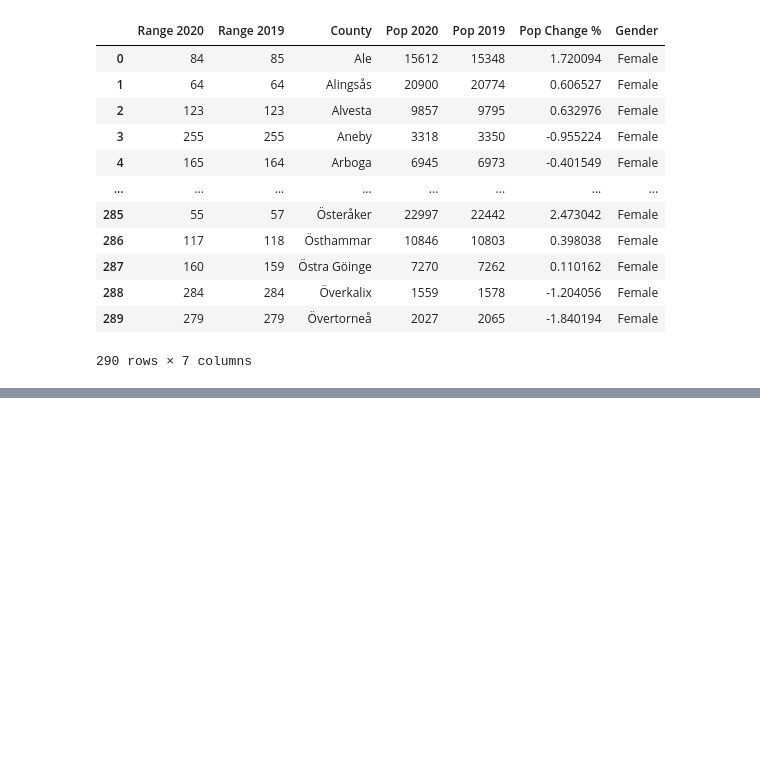
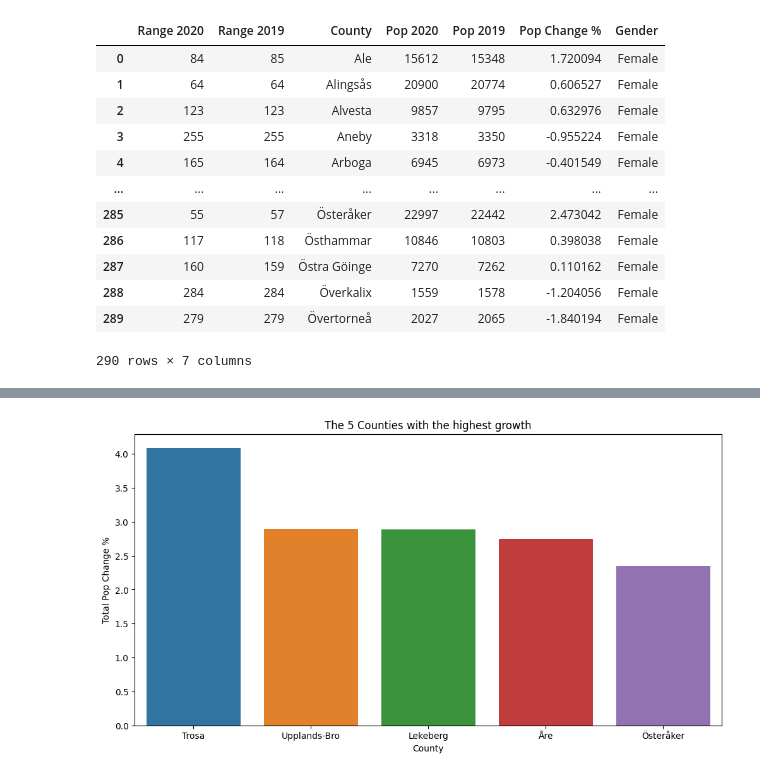
Before and after one commit to SCGlass/Data-Processing-Sam-Glass, a Jupyter notebook: Exercises/E00-Panda_fundamentals.ipynb, the cells around one changed output, grey strips where cells are left out. Drawn from its saved outputs; the diff is of its cells as text; code cells hidden in the pictures; blank space fills up the shorter version.

Commit message:
Need to go over a few questions within the last part in E00 Exercises

```diff
--- a/Exercises/E00-Panda_fundamentals.ipynb
+++ b/Exercises/E00-Panda_fundamentals.ipynb
@@ -671,0 +672,5 @@ KeyError: 'Pop Change%'
+# %%
+# question h)
+
+sorted_population_growth = df_total_pop.sort_values(by = "Total Pop Change %", ascending = False).reset_index(drop= True).iloc[:5]
+sorted_population_growth
@@ -671,0 +684,11 @@ KeyError: 'Pop Change%'
+# %%
+from matplotlib.pyplot import title
+
+
+fig, (ax1) = plt.subplots(1, figsize=(12,6))
+
+sns.barplot(x="County", y="Total Pop Change %", data=sorted_population_growth, ax = ax1).set(title = "The 5 Counties with the highest growth")
+
+plt.show()
+# %% [output]
+[figure, added]
```
Also changed, not shown: parts of 3 cells of this notebook.
